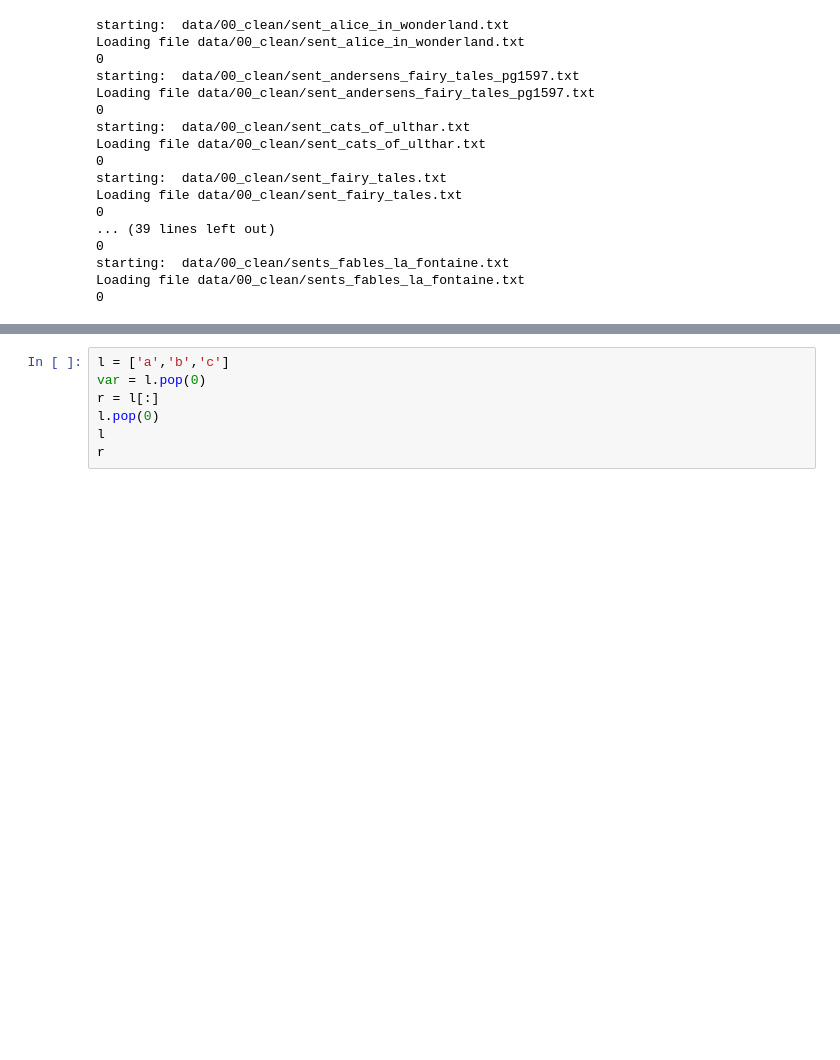
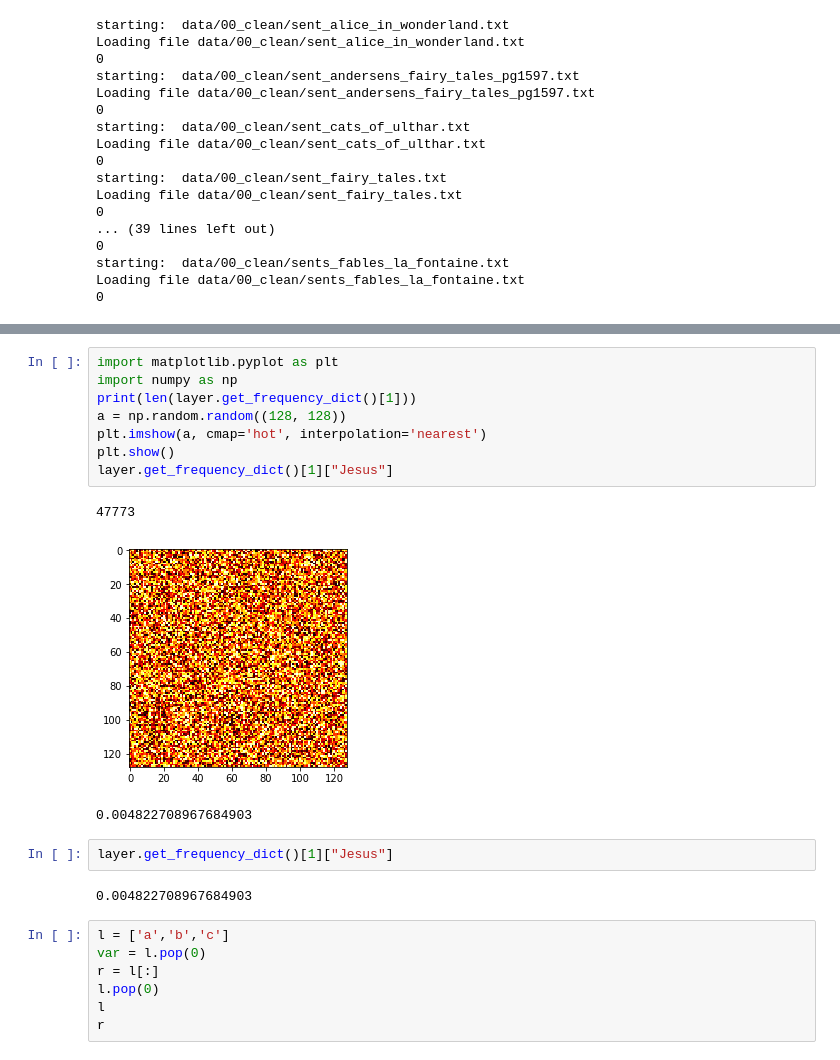
Before and after one commit to Niarfe/sequemem_sandbox, a Jupyter notebook: LayerCountSandbox.ipynb, the cells around one changed output, grey strips where cells are left out. Drawn from its saved outputs; the diff is of its cells as text; blank space fills up the shorter version.

```diff
--- a/LayerCountSandbox.ipynb
+++ b/LayerCountSandbox.ipynb
@@ -83,3 +103,19 @@ Going to start visual with ['castle', 'into', 'came', 'went', 'where', 'could',
+# %%
+import matplotlib.pyplot as plt
+import numpy as np
+print(len(layer.get_frequency_dict()[1]))
+a = np.random.random((128, 128))
+plt.imshow(a, cmap='hot', interpolation='nearest')
+plt.show()
+layer.get_frequency_dict()[1]["Jesus"]
+# %% [output]
+47773
+[figure, added]
+0.004822708967684903
+# %%
+layer.get_frequency_dict()[1]["Jesus"]
+# %% [output]
+0.004822708967684903
 # %%
 l = ['a','b','c']
 var = l.pop(0)
```
Also changed, not shown: parts of 3 cells of this notebook, 1 other file.
